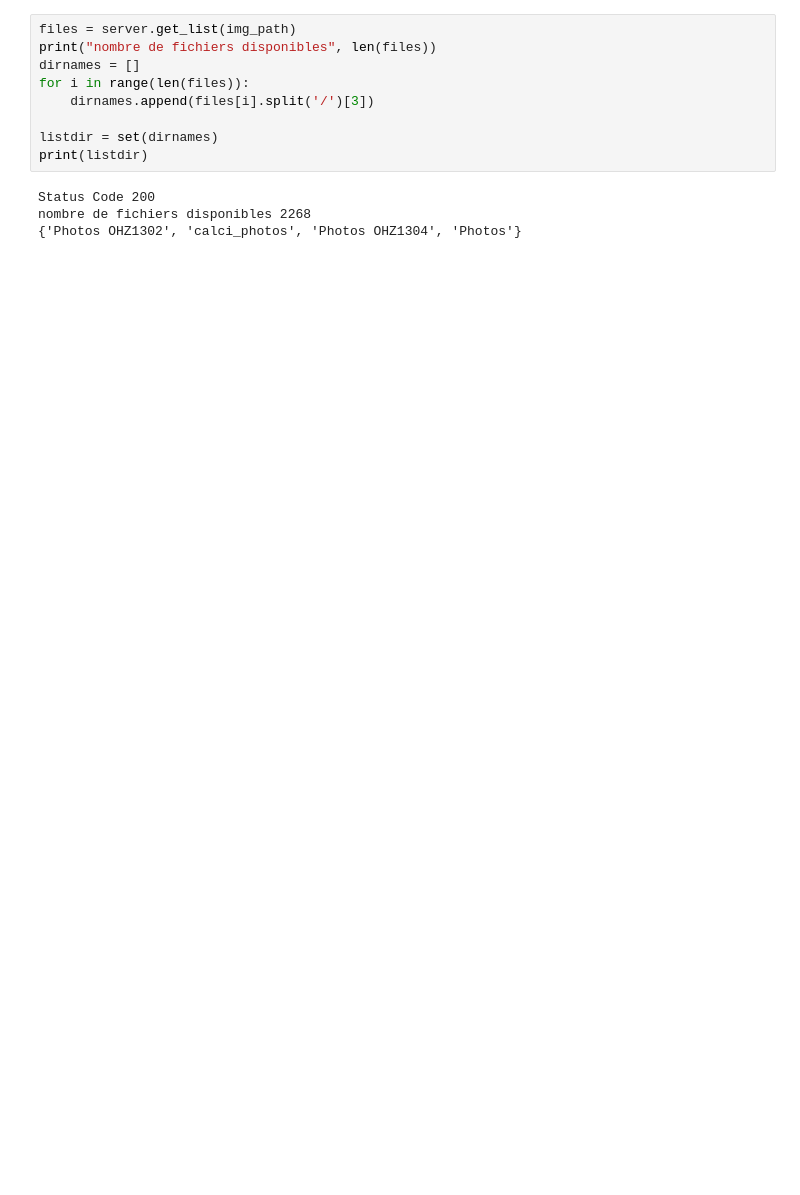
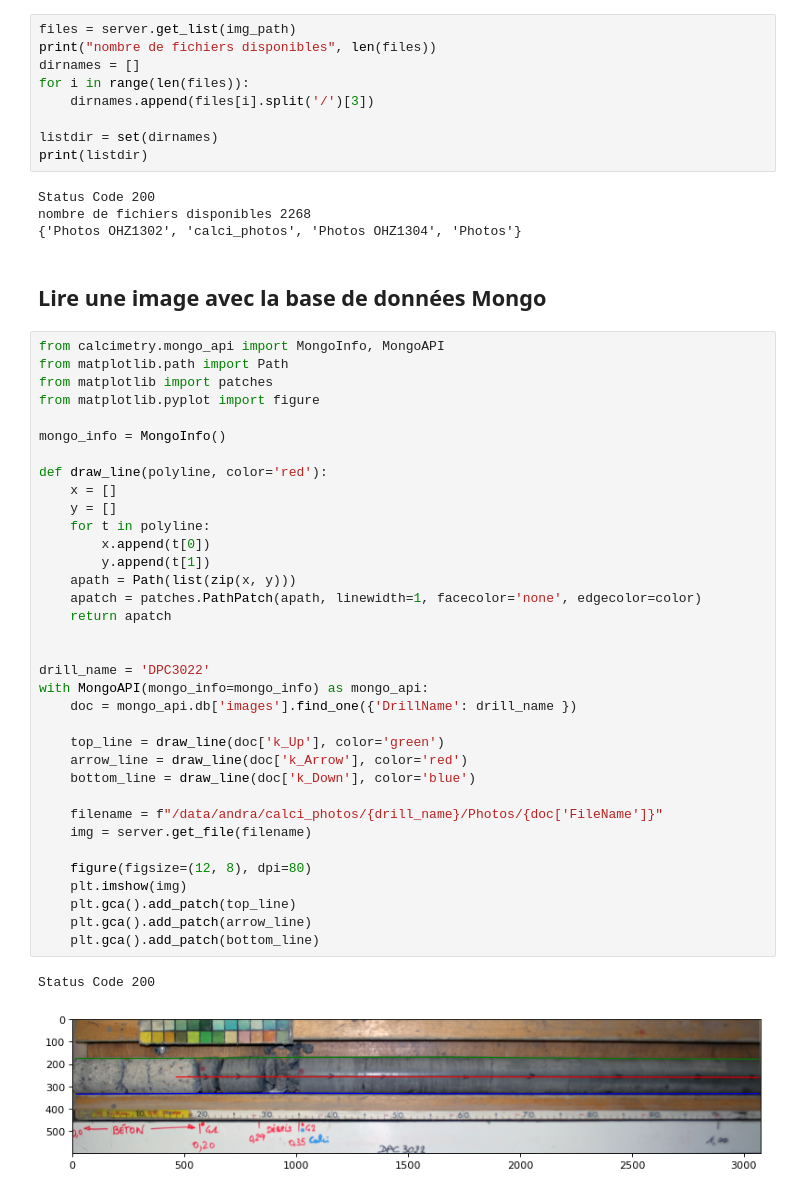
Before and after one commit to zwergon/calcimetry, a Jupyter notebook: notebooks/open-an-image.ipynb, the cells around one changed output. Saved outputs shown, nothing was run; the diff lists cells and outputs as text; blank space fills up the shorter version.

Commit message:
add csv file to mongo

```diff
--- a/notebooks/open-an-image.ipynb
+++ b/notebooks/open-an-image.ipynb
@@ -120,3 +123,43 @@ print(listdir)
 Status Code 200
 nombre de fichiers disponibles 2268
 {'Photos OHZ1302', 'calci_photos', 'Photos OHZ1304', 'Photos'}
+# %% [markdown]
+## Lire une image avec la base de données Mongo
+# %%
+from calcimetry.mongo_api import MongoInfo, MongoAPI
+from matplotlib.path import Path
+from matplotlib import patches
+from matplotlib.pyplot import figure
+
+mongo_info = MongoInfo()
+
+def draw_line(polyline, color='red'):
+    x = []
+    y = []
+    for t in polyline:
+        x.append(t[0])
+        y.append(t[1])
+    apath = Path(list(zip(x, y)))
+    apatch = patches.PathPatch(apath, linewidth=1, facecolor='none', edgecolor=color)
+    return apatch
+
+
+drill_name = 'DPC3022'
+with MongoAPI(mongo_info=mongo_info) as mongo_api:
+    doc = mongo_api.db['images'].find_one({'DrillName': drill_name })
+
+    top_line = draw_line(doc['k_Up'], color='green')
+    arrow_line = draw_line(doc['k_Arrow'], color='red')
+    bottom_line = draw_line(doc['k_Down'], color='blue')
+
+    filename = f"/data/andra/calci_photos/{drill_name}/Photos/{doc['FileName']}"
+    img = server.get_file(filename)
+
+    figure(figsize=(12, 8), dpi=80)
+    plt.imshow(img)
+    plt.gca().add_patch(top_line)
+    plt.gca().add_patch(arrow_line)
+    plt.gca().add_patch(bottom_line)
+# %% [output]
+Status Code 200
+[figure, added]
```
Also changed, not shown: parts of 3 cells of this notebook, 10 other files.
